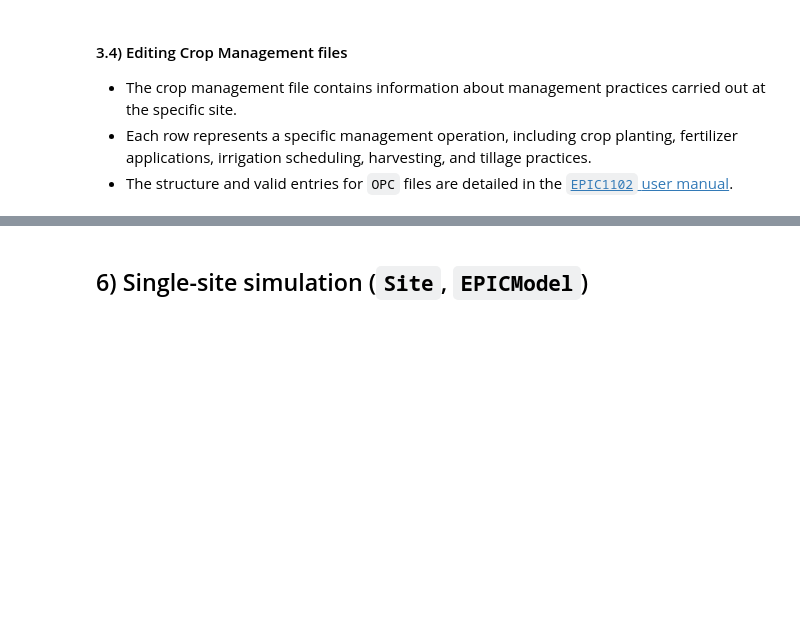
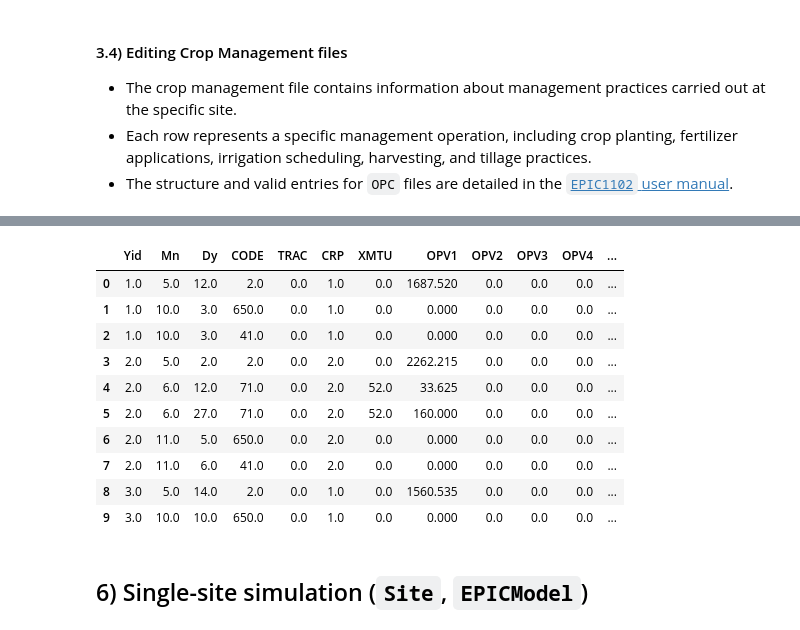
Before and after one commit to smarsGroup/geo_epic_win, a Jupyter notebook: docs/GeoEPIC_Tutorial.ipynb, the cells around one changed output, grey strips where cells are left out. Drawn from its saved outputs; the diff is of its cells as text; code cells hidden in the pictures; blank space fills up the shorter version.

```diff
--- a/docs/GeoEPIC_Tutorial.ipynb
+++ b/docs/GeoEPIC_Tutorial.ipynb
@@ -220,10 +247,21 @@ opc.head(10)
 # %%
 # Select auto irrigation implement ID
-opc.IAUI = 72
+# opc.IAUI = 72
 # Apply fertilizer
-fertilizer = {'opID':71, 'cropID':2, 'fertID':52,
-              'date': '2015-04-01', 'OPV1': 160}
+fertilizer = {'opID':71, 'cropID':2, 'fertID':52,'date': '2015-04-01', 'OPV1': 160}
 opc.update(fertilizer)
 # Remove certain operation(s)
-opc.remove(opID=71, date='2015-04-01')
-opc.head(20)
+opc.remove(opID=71, date='2007-04-30')
+opc.head(10)
+# %% [output]
+|  | Yid | Mn | Dy | CODE | TRAC | CRP | XMTU | OPV1 | OPV2 | OPV3 | OPV4 | ... |
+| 0 | 1.0 | 5.0 | 12.0 | 2.0 | 0.0 | 1.0 | 0.0 | 1687.520 | 0.0 | 0.0 | 0.0 | ... |
+| 1 | 1.0 | 10.0 | 3.0 | 650.0 | 0.0 | 1.0 | 0.0 | 0.000 | 0.0 | 0.0 | 0.0 | ... |
+| 2 | 1.0 | 10.0 | 3.0 | 41.0 | 0.0 | 1.0 | 0.0 | 0.000 | 0.0 | 0.0 | 0.0 | ... |
+| 3 | 2.0 | 5.0 | 2.0 | 2.0 | 0.0 | 2.0 | 0.0 | 2262.215 | 0.0 | 0.0 | 0.0 | ... |
+| 4 | 2.0 | 6.0 | 12.0 | 71.0 | 0.0 | 2.0 | 52.0 | 33.625 | 0.0 | 0.0 | 0.0 | ... |
+| 5 | 2.0 | 6.0 | 27.0 | 71.0 | 0.0 | 2.0 | 52.0 | 160.000 | 0.0 | 0.0 | 0.0 | ... |
+| 6 | 2.0 | 11.0 | 5.0 | 650.0 | 0.0 | 2.0 | 0.0 | 0.000 | 0.0 | 0.0 | 0.0 | ... |
+| 7 | 2.0 | 11.0 | 6.0 | 41.0 | 0.0 | 2.0 | 0.0 | 0.000 | 0.0 | 0.0 | 0.0 | ... |
+| 8 | 3.0 | 5.0 | 14.0 | 2.0 | 0.0 | 1.0 | 0.0 | 1560.535 | 0.0 | 0.0 | 0.0 | ... |
+| 9 | 3.0 | 10.0 | 10.0 | 650.0 | 0.0 | 1.0 | 0.0 | 0.000 | 0.0 | 0.0 | 0.0 | ... |
```
Also changed, not shown: parts of 30 cells of this notebook, 1 other file.
